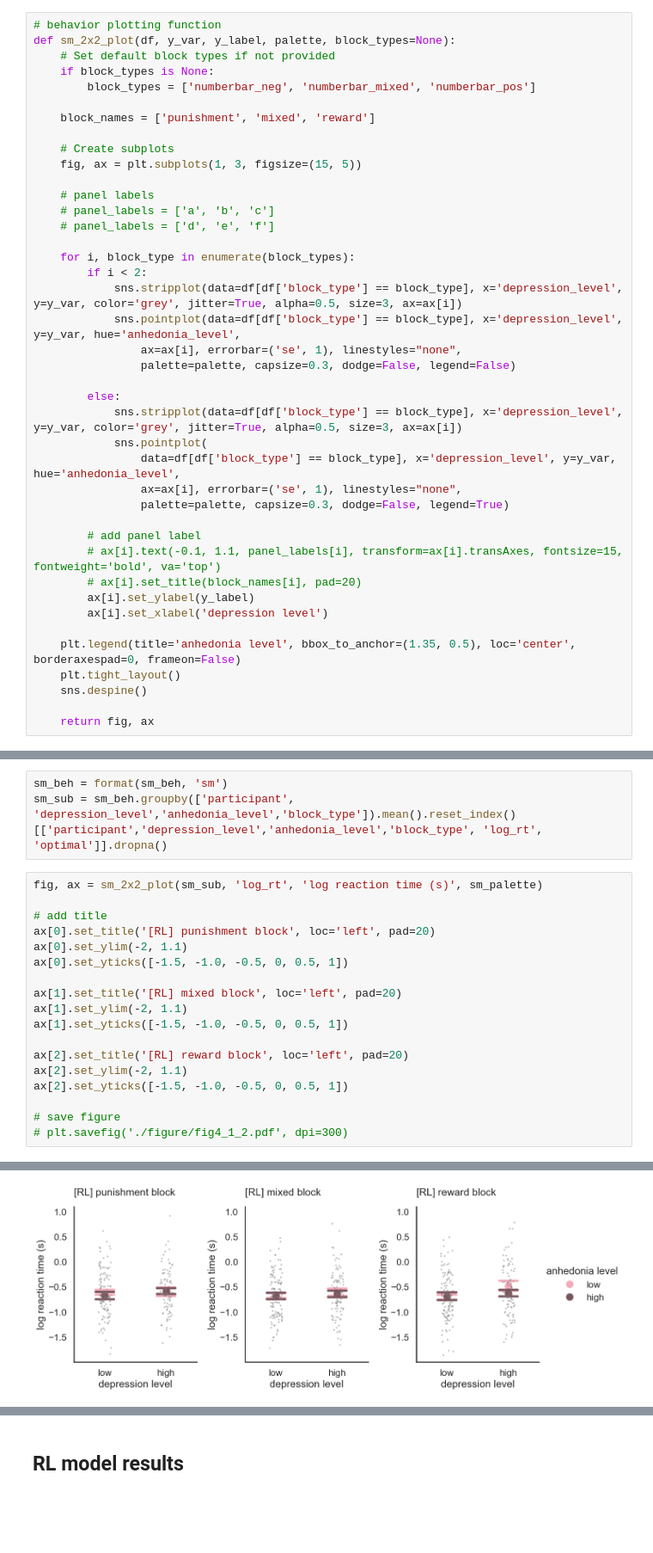
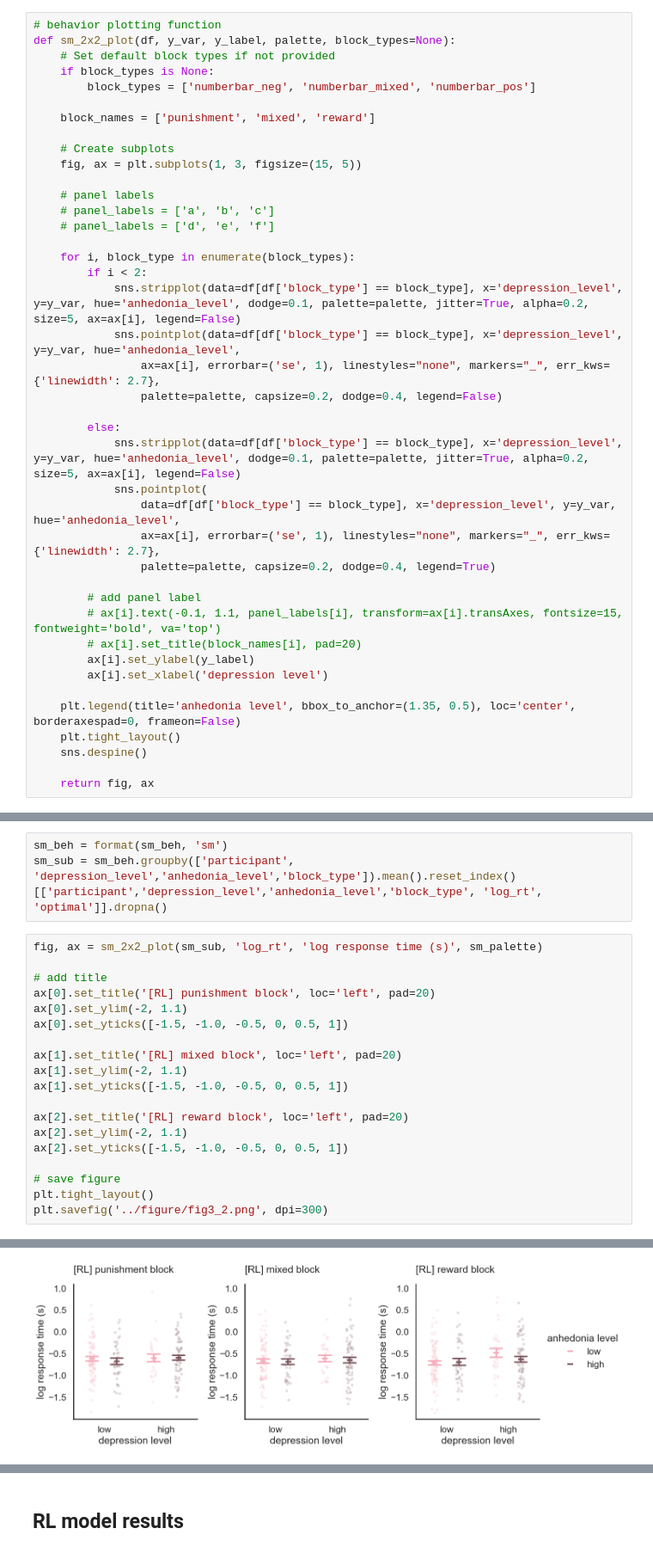
Before and after one commit to fuqixiu/leap-online-study, a Jupyter notebook: analysis/main_fig_T1.ipynb, the cells around one changed output, grey strips where cells are left out. Shown: that part at 86% size. Saved outputs shown, nothing was run; the diff lists cells and outputs as text; blank space fills up the shorter version.

```diff
--- a/analysis/main_fig_T1.ipynb
+++ b/analysis/main_fig_T1.ipynb
@@ -105,17 +101,17 @@ def sm_2x2_plot(df, y_var, y_label, palette, block_types=None):
 
     for i, block_type in enumerate(block_types):
         if i < 2:
-            sns.stripplot(data=df[df['block_type'] == block_type], x='depression_level', y=y_var, color='grey', jitter=True, alpha=0.5, size=3, ax=ax[i])
+            sns.stripplot(data=df[df['block_type'] == block_type], x='depression_level', y=y_var, hue='anhedonia_level', dodge=0.1, palette=palette, jitter=True, alpha=0.2, size=5, ax=ax[i], legend=False)
             sns.pointplot(data=df[df['block_type'] == block_type], x='depression_level', y=y_var, hue='anhedonia_level',
-                ax=ax[i], errorbar=('se', 1), linestyles="none",
-                palette=palette, capsize=0.3, dodge=False, legend=False)
+                ax=ax[i], errorbar=('se', 1), linestyles="none", markers="_", err_kws={'linewidth': 2.7},
+                palette=palette, capsize=0.2, dodge=0.4, legend=False)
 
         else:
-            sns.stripplot(data=df[df['block_type'] == block_type], x='depression_level', y=y_var, color='grey', jitter=True, alpha=0.5, size=3, ax=ax[i])
+            sns.stripplot(data=df[df['block_type'] == block_type], x='depression_level', y=y_var, hue='anhedonia_level', dodge=0.1, palette=palette, jitter=True, alpha=0.2, size=5, ax=ax[i], legend=False)
             sns.pointplot(
                 data=df[df['block_type'] == block_type], x='depression_level', y=y_var, hue='anhedonia_level',
-                ax=ax[i], errorbar=('se', 1), linestyles="none",
-                palette=palette, capsize=0.3, dodge=False, legend=True)
+                ax=ax[i], errorbar=('se', 1), linestyles="none", markers="_", err_kws={'linewidth': 2.7},
+                palette=palette, capsize=0.2, dodge=0.4, legend=True)
 
         # add panel label
         # ax[i].text(-0.1, 1.1, panel_labels[i], transform=ax[i].transAxes, fontsize=15, fontweight='bold', va='top')
@@ -579,7 +520,7 @@ plot_param_recovery(param_names, recov_df, mod)
 sm_beh = format(sm_beh, 'sm')
 sm_sub = sm_beh.groupby(['participant', 'depression_level','anhedonia_level','block_type']).mean().reset_index()[['participant','depression_level','anhedonia_level','block_type', 'log_rt', 'optimal']].dropna()
 # %%
-fig, ax = sm_2x2_plot(sm_sub, 'log_rt', 'log reaction time (s)', sm_palette)
+fig, ax = sm_2x2_plot(sm_sub, 'log_rt', 'log response time (s)', sm_palette)
 
 # add title
 ax[0].set_title('[RL] punishment block', loc='left', pad=20)
@@ -595,5 +536,6 @@ ax[2].set_ylim(-2, 1.1)
 ax[2].set_yticks([-1.5, -1.0, -0.5, 0, 0.5, 1])
 
 # save figure
-# plt.savefig('./figure/fig4_1_2.pdf', dpi=300)
+plt.tight_layout()
+plt.savefig('../figure/fig3_2.png', dpi=300)
 # %% [output]
@@ -606,4 +542,4 @@ ax[2].set_yticks([-1.5, -1.0, -0.5, 0, 0.5, 1])
-[figure, old version]
+[figure, new version]
 # %%
 fig, ax = sm_2x2_plot(sm_sub, 'optimal', 'optimal choice', sm_palette)
 
```
Also changed, not shown: parts of 11 cells of this notebook, 2 other files.
